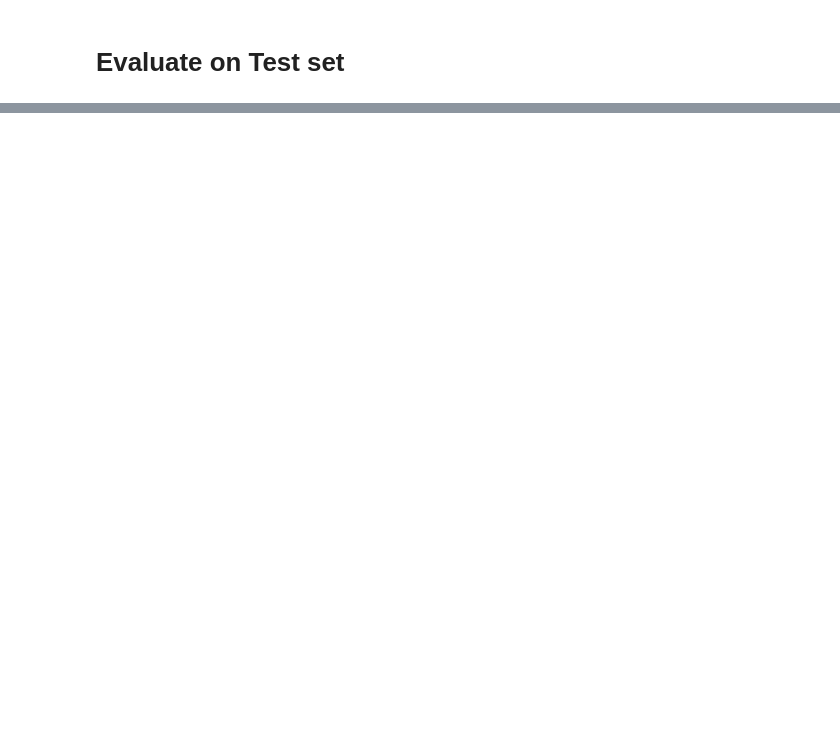
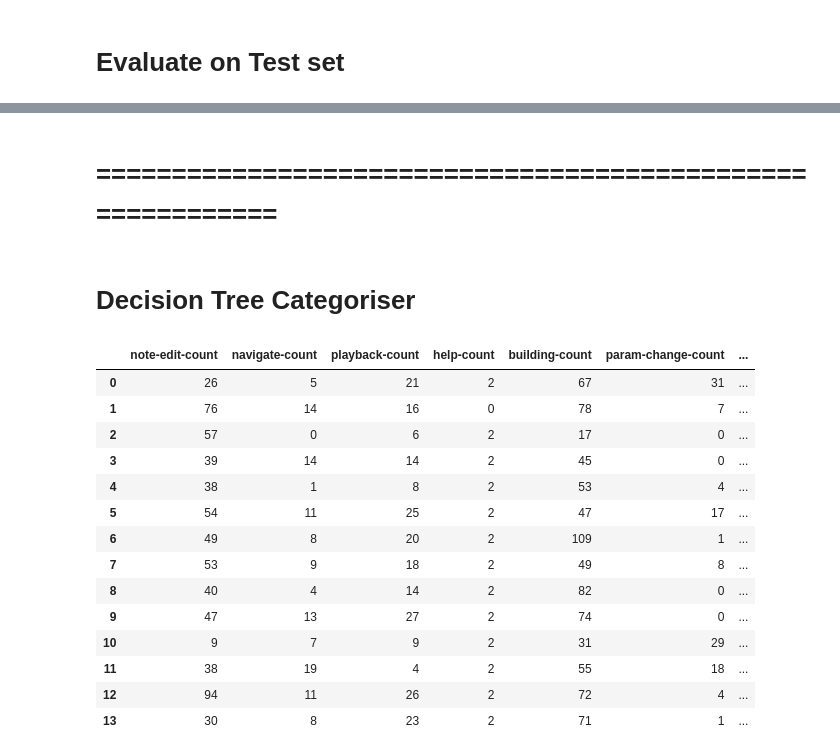
Before and after one commit to thecoreyford/Exploring-Interaction-Data, a Jupyter notebook: Machine-Learning.ipynb, the cells around one changed output, grey strips where cells are left out. Drawn from its saved outputs; the diff is of its cells as text; code cells hidden in the pictures; blank space fills up the shorter version.

Commit message:
played around with decision trees

```diff
--- a/Machine-Learning.ipynb
+++ b/Machine-Learning.ipynb
@@ -238,0 +211,28 @@ Training RMSE:  0.172957134508713278320257700216
+# %% [markdown]
+# ===========================================================
+# %% [markdown]
+# Decision Tree Categoriser
+# %%
+newData = pd.read_csv("_practice_dataset.csv")
+newData = newData.drop("Unnamed: 0", axis=1) #remove old index
+newData = newData.drop("saving-count", axis=1) #remove saving-count as it is zero for all feilds
+newData = newData.drop("Creativity", axis=1) #remove Creativity as we are categorising instead now
+newData = newData.drop("total-count", axis=1) #and total count, as this has co-dependencies anyway
+
+newData
+# %% [output]
+|  | note-edit-count | navigate-count | playback-count | help-count | building-count | param-change-count | ... |
+| 0 | 26 | 5 | 21 | 2 | 67 | 31 | ... |
+| 1 | 76 | 14 | 16 | 0 | 78 | 7 | ... |
+| 2 | 57 | 0 | 6 | 2 | 17 | 0 | ... |
+| 3 | 39 | 14 | 14 | 2 | 45 | 0 | ... |
+| 4 | 38 | 1 | 8 | 2 | 53 | 4 | ... |
+| 5 | 54 | 11 | 25 | 2 | 47 | 17 | ... |
+| 6 | 49 | 8 | 20 | 2 | 109 | 1 | ... |
+| 7 | 53 | 9 | 18 | 2 | 49 | 8 | ... |
+| 8 | 40 | 4 | 14 | 2 | 82 | 0 | ... |
+| 9 | 47 | 13 | 27 | 2 | 74 | 0 | ... |
+| 10 | 9 | 7 | 9 | 2 | 31 | 29 | ... |
+| 11 | 38 | 19 | 4 | 2 | 55 | 18 | ... |
+| 12 | 94 | 11 | 26 | 2 | 72 | 4 | ... |
+| 13 | 30 | 8 | 23 | 2 | 71 | 1 | ... |
```
Also changed, not shown: parts of 12 cells of this notebook, 4 other files.
